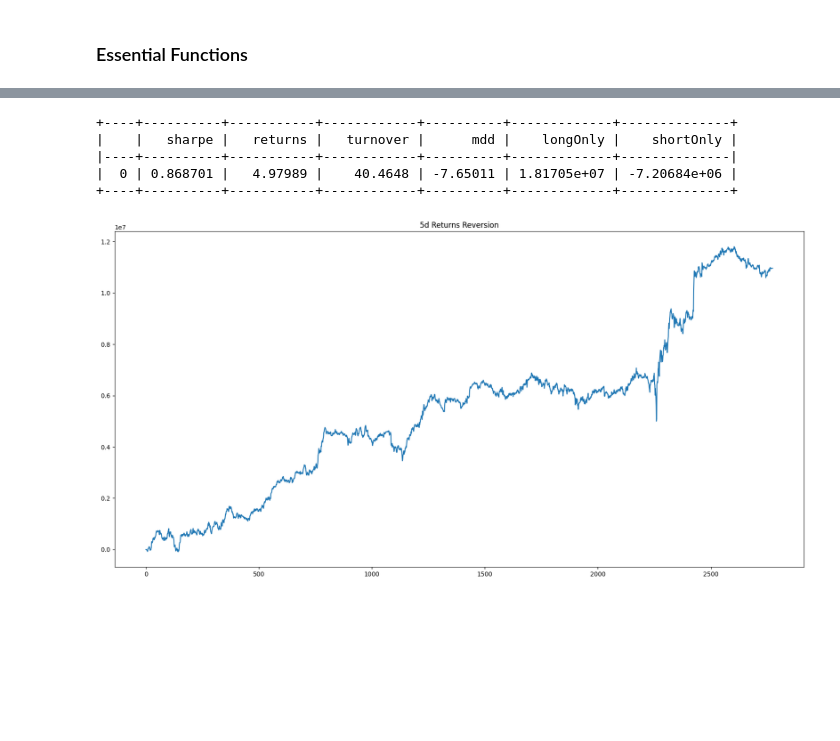
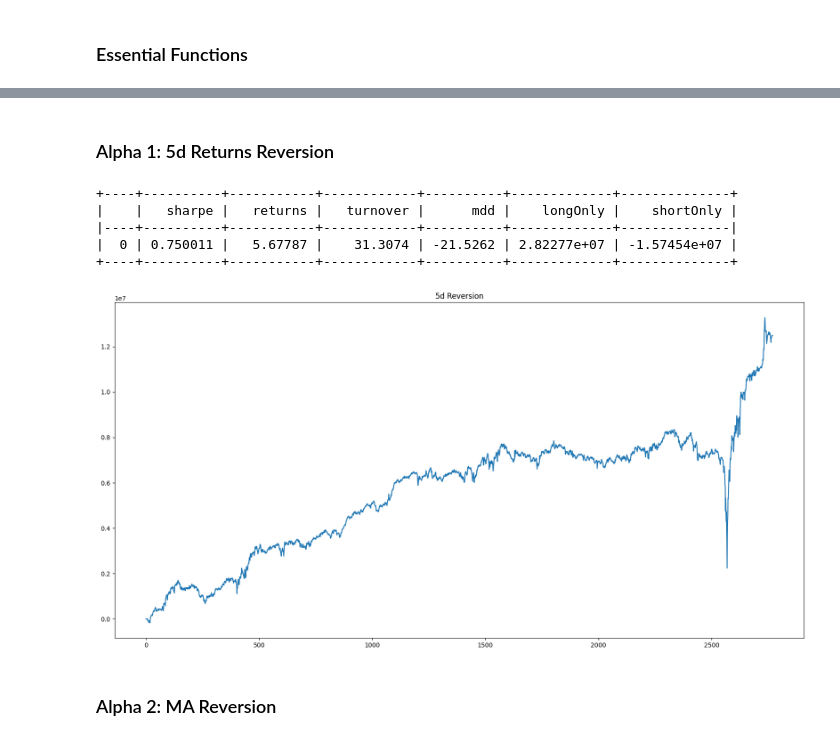
Before and after one commit to rileyang1/Quant-Others, a Jupyter notebook: Long Short Equity/longshort_func.ipynb, the cells around one changed output, grey strips where cells are left out. Cells and saved outputs as stored; diff of their text form; code cells hidden in the pictures; blank space fills up the shorter version.

```diff
--- a/Long Short Equity/longshort_func.ipynb
+++ b/Long Short Equity/longshort_func.ipynb
@@ -34,3 +34,0 @@ adj_close = yf.download(tickers, start=start, end=end)["Adj Close"]
-# %%
-adj_close.index = pd.to_datetime(adj_close.index)
-date = adj_close.index
@@ -154,25 +159,8 @@ pnl = np.nansum(iipnl, axis=1)
-# %%
-fig, ax = plt.subplots(1, figsize=(20,10), dpi=100)
-ax.plot(pnl.cumsum())
-ax.set_title('5d Returns Reversion')
-
-s = sharpe(pnl)
-total_returns = np.nanmean(pnl)/20e6 * 252 * 100
-
-cum_pnl = pnl.cumsum()
-max_dd = mdd(cum_pnl+20e6)
-tvr = turnover(alpha)
-long, short = lsReturns(alpha, returns)
-
-print(tabulate(pd.DataFrame.from_dict(dict(sharpe=[s], returns=[total_returns], turnover=[tvr], mdd=[max_dd[0]],
-                                          longOnly=[long.sum()], shortOnly=[short.sum()])),
-              headers='keys', tablefmt='psql'))
-
-plt.show();
-# %% [output]
-+----+----------+-----------+------------+----------+-------------+--------------+
-|    |   sharpe |   returns |   turnover |      mdd |    longOnly |    shortOnly |
-|----+----------+-----------+------------+----------+-------------+--------------|
-|  0 | 0.868701 |   4.97989 |    40.4648 | -7.65011 | 1.81705e+07 | -7.20684e+06 |
-+----+----------+-----------+------------+----------+-------------+--------------+
-[figure, removed]
+# %% [markdown]
+### Alpha 1: 5d Returns Reversion
+# %%
+returns = (shiftArr(adj_close_arr,1) - adj_close_arr)/adj_close_arr
+a = -tsdelta(adj_close_arr, 5)/adj_close_arr
+b = normalize(a)
+c = scale(b)
+alpha = c
@@ -178,0 +170,27 @@ plt.show();
+# %%
+fig, ax = plt.subplots(1, figsize=(20,10), dpi=100)
+ax.plot(pnl.cumsum())
+ax.set_title('5d Reversion')
+
+s = sharpe(pnl)
+total_returns = np.nanmean(pnl)/20e6 * 252 * 100
+
+cum_pnl = pnl.cumsum()
+max_dd = mdd(cum_pnl+20e6)
+tvr = turnover(alpha)
+long, short = lsReturns(alpha, returns)
+
+print(tabulate(pd.DataFrame.from_dict(dict(sharpe=[s], returns=[total_returns], turnover=[tvr], mdd=[max_dd[0]],
+                                          longOnly=[long.sum()], shortOnly=[short.sum()])),
+              headers='keys', tablefmt='psql'))
+
+plt.show();
+# %% [output]
++----+----------+-----------+------------+----------+-------------+--------------+
+|    |   sharpe |   returns |   turnover |      mdd |    longOnly |    shortOnly |
+|----+----------+-----------+------------+----------+-------------+--------------|
+|  0 | 0.750011 |   5.67787 |    31.3074 | -21.5262 | 2.82277e+07 | -1.57454e+07 |
++----+----------+-----------+------------+----------+-------------+--------------+
+[figure, added]
+# %% [markdown]
+### Alpha 2: MA Reversion
```
Also changed, not shown: parts of 11 cells of this notebook.
